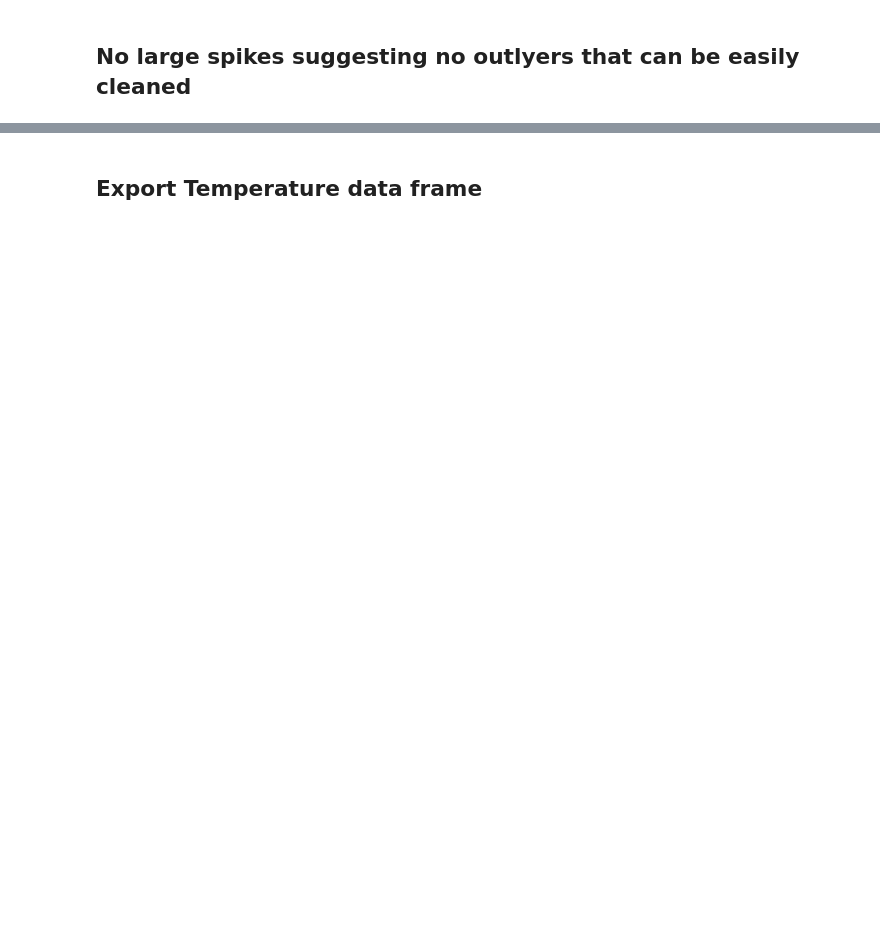
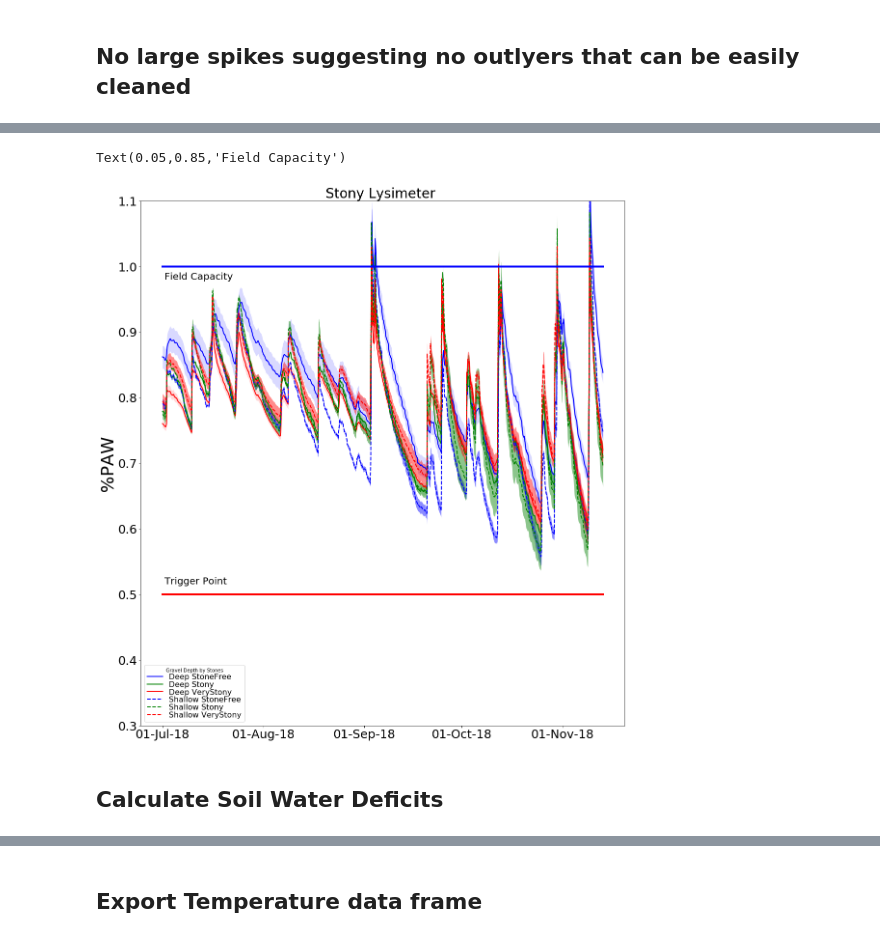
Before and after one commit to HamishBrownPFR/StonySoilLysimeters, a Jupyter notebook: SetUpLysimeterDataFrames.ipynb, the cells around one changed output, grey strips where cells are left out. Saved outputs shown, nothing was run; the diff lists cells and outputs as text; code cells hidden in the pictures; blank space fills up the shorter version.

```diff
--- a/SetUpLysimeterDataFrames.ipynb
+++ b/SetUpLysimeterDataFrames.ipynb
@@ -187,4 +230,0 @@ PAW.to_pickle('.\DataFrames\LysoPAW_df')
-# %%
-VWC = VWC_calibrated
-VWC.columns = VWC.columns.swaplevel('Sensor','Depth') # Get index back in the same order as the others
-VWC.to_pickle('.\DataFrames\LysoVWC_df')
@@ -190,0 +233,5 @@ VWC.to_pickle('.\DataFrames\LysoVWC_df')
+# %%
+Layer_DUL = np.percentile(VWC_calibrated.iloc[:,:].dropna(),97,axis=0)
+Layer_LL = np.percentile(VWC_calibrated.iloc[:,:].dropna(),1,axis=0)
+Params = pd.DataFrame(columns = VWC_calibrated.columns,index=['DUL','LL'],
+                     data = [Layer_DUL,Layer_LL])
@@ -190,0 +240,40 @@ VWC.to_pickle('.\DataFrames\LysoVWC_df')
+# %%
+def VWCProfile(Frame):
+    first = np.add(Frame.loc[:,'D1'] * 150,Frame.loc[:,'D2'] * 150)
+    second = np.add(first,Frame.loc[:,'D3'] * 150)
+    third = np.add(second,Frame.loc[:,'D4'] * 150)
+    return third
+ProfileWater = VWCProfile(VWC_calibrated.loc['2018-07-01':,:].resample('h').mean())
+ProfileParams = VWCProfile(Params)
+# %%
+def PAW_pc(DUL,LL):
+    return lambda VWC: (VWC-LL)/(DUL-LL)
+PAW = ProfileWater.copy()
+for tube in PAW:
+    DUL = ProfileParams.loc['DUL',tube]
+    LL = ProfileParams.loc['LL',tube]
+    result = PAW_pc(DUL,LL)
+    PAW.loc[:,tube] = [result(PAW.loc[x,tube]) for x in PAW.index ]
+# %%
+Graph = plt.figure(figsize=(18,20))
+ax = Graph.add_subplot(1,1,1)
+GH.AddIndexedPlotWithSEM(PAW,ax,GPs, 2)
+plt.ylabel('%PAW', fontsize=36);
+plt.tick_params(labelsize=25)
+plt.title('Stony Lysimeter ', fontsize=28);
+ax.xaxis.set_major_locator(mdates.MonthLocator())
+ax.xaxis.set_major_formatter(mdates.DateFormatter('%d-%b-%y'))
+if pos == 1:
+    labels, handles = GH.DedupLegendElements()
+    ledg = plt.legend(labels, handles,loc=3,numpoints=1,fontsize = 20,labelspacing = 0.05,
+                          title='Gravel Depth by Stones')
+plt.plot([PAW.index.min(),PAW.index.max()],[0.5,0.5],'r-',lw=4)
+plt.plot([PAW.index.min(),PAW.index.max()],[1,1],'b-',lw=4)
+plt.ylim(0.3,1.1)
+plt.text(0.05,0.27,'Trigger Point',transform=ax.transAxes,fontsize=20)
+plt.text(0.05,0.85,'Field Capacity',transform=ax.transAxes,fontsize=20)
+# %% [output]
+Text(0.05,0.85,'Field Capacity')
+[figure, added]
+# %% [markdown]
+## Calculate Soil Water Deficits
```
Also changed, not shown: parts of 43 cells of this notebook.
